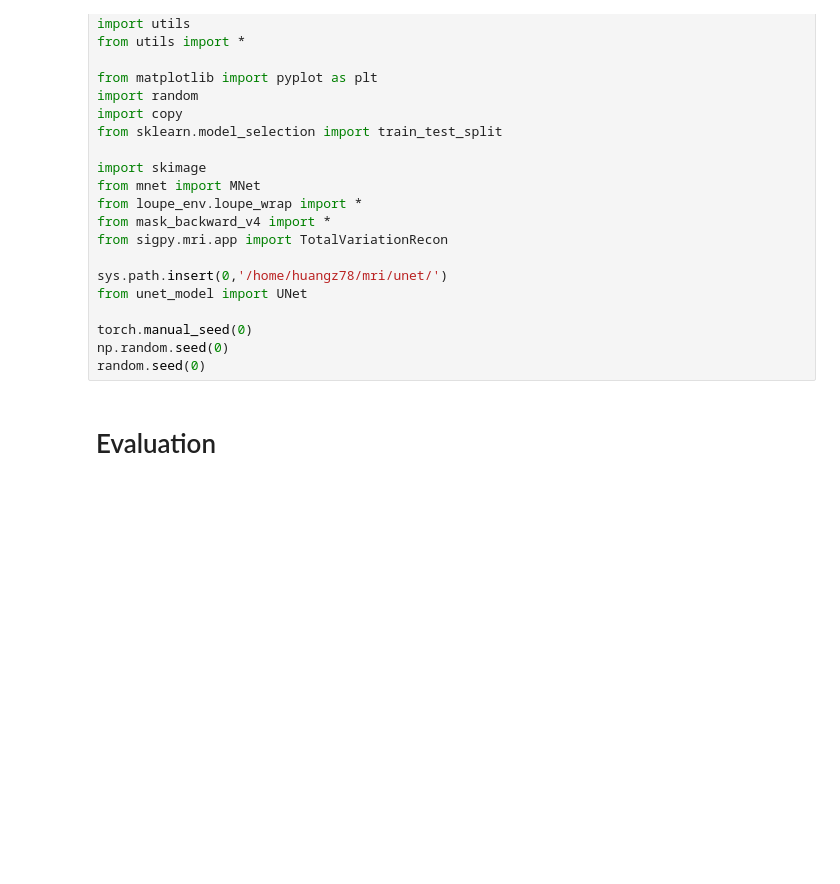
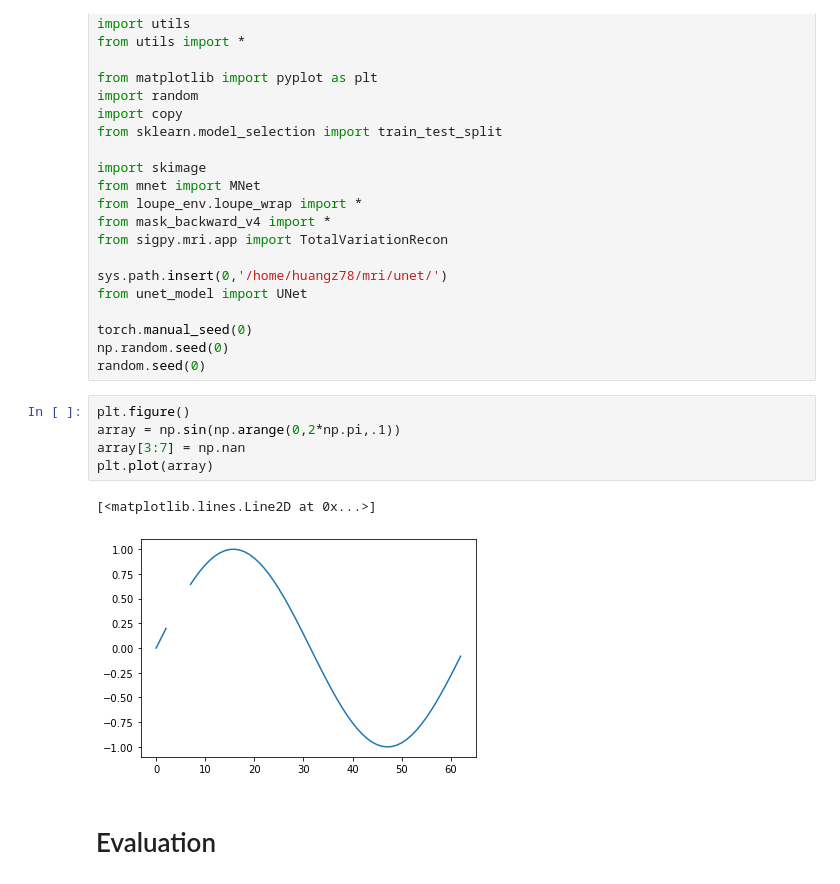
Before and after one commit to zhishenhuang/mri, a Jupyter notebook: demo.ipynb, the cells around one changed output. Cells and saved outputs as stored; diff of their text form; blank space fills up the shorter version.

```diff
--- a/demo.ipynb
+++ b/demo.ipynb
@@ -30,6 +30,14 @@ from unet_model import UNet
 torch.manual_seed(0)
 np.random.seed(0)
 random.seed(0)
+# %%
+plt.figure()
+array = np.sin(np.arange(0,2*np.pi,.1))
+array[3:7] = np.nan
+plt.plot(array)
+# %% [output]
+[<matplotlib.lines.Line2D at 0x...>]
+[figure, added]
 # %% [markdown]
 # Evaluation
 # %%
```
Also changed, not shown: parts of 6 cells of this notebook, 6 other files.
